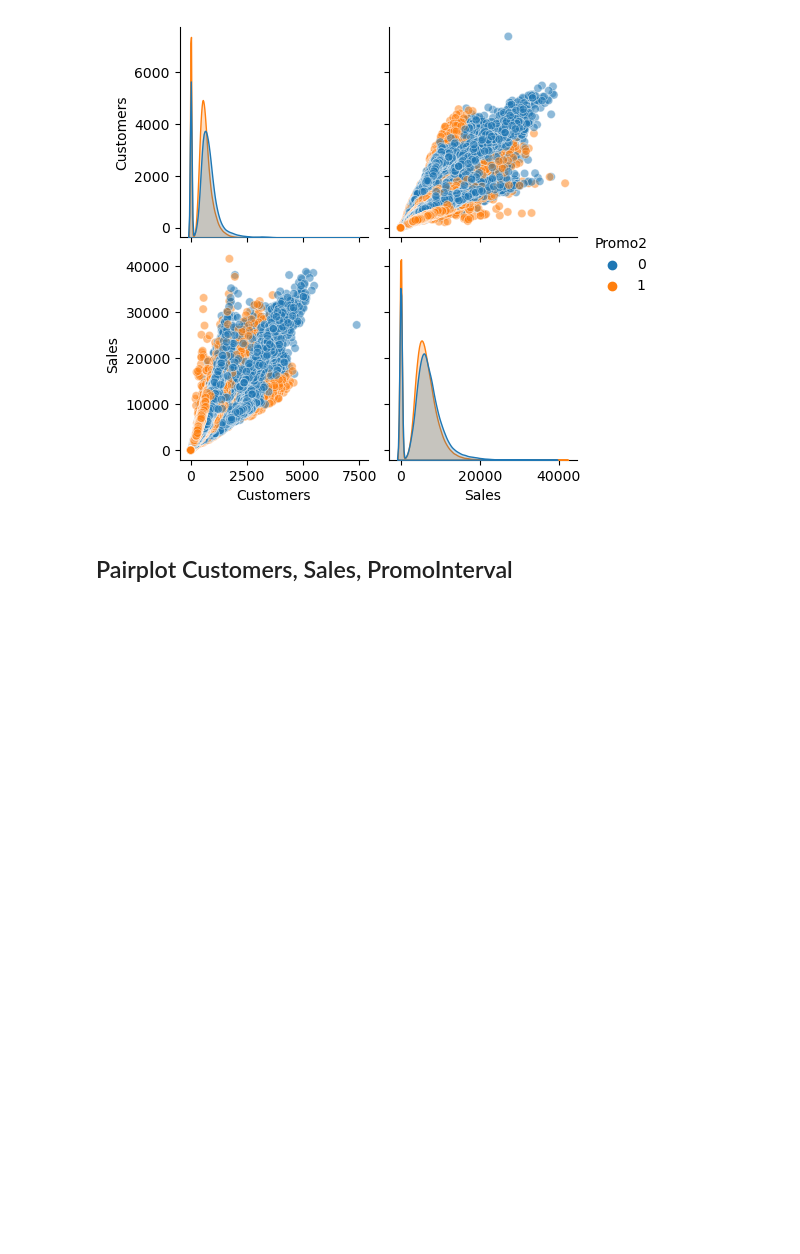
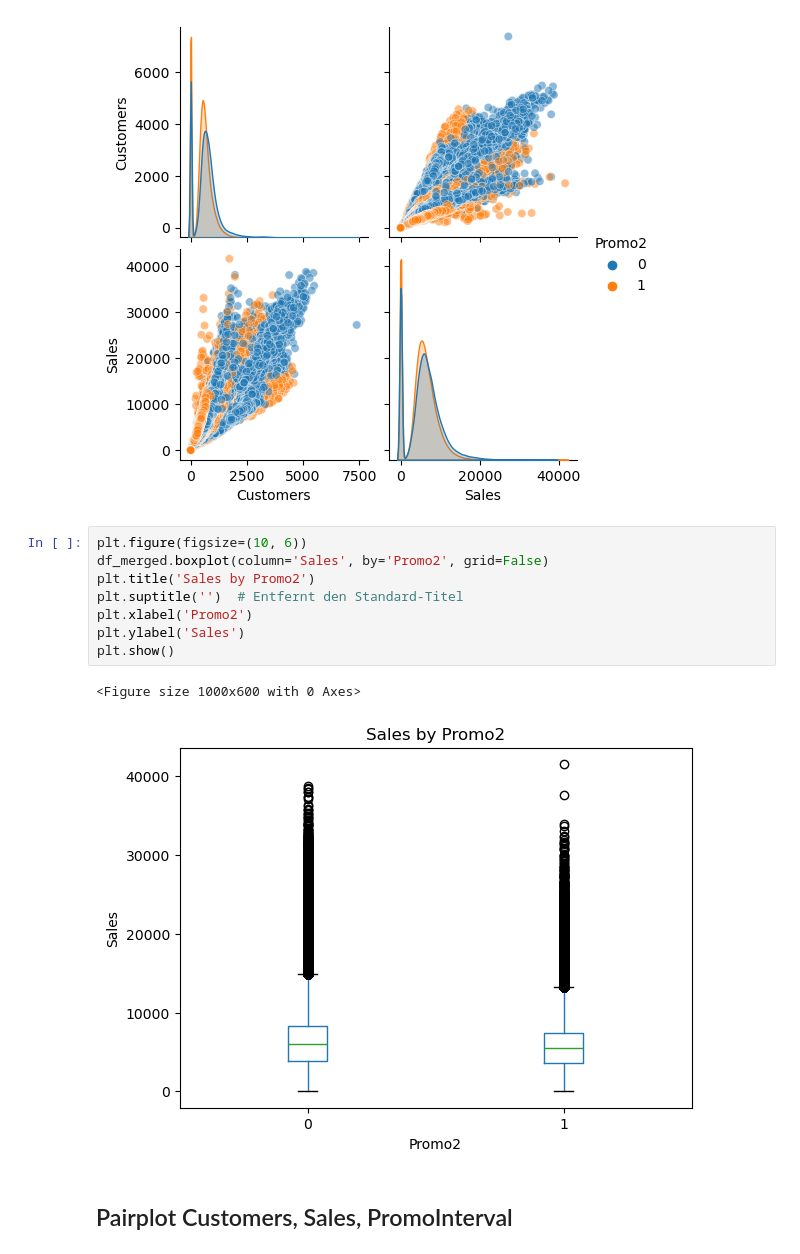
Before and after one commit to brk2ran/DataMining2024, a Jupyter notebook: notebooks/load_describe_data.ipynb, the cells around one changed output. Drawn from its saved outputs; the diff is of its cells as text; blank space fills up the shorter version.

```diff
--- a/notebooks/load_describe_data.ipynb
+++ b/notebooks/load_describe_data.ipynb
@@ -709,6 +732,17 @@ sns.pairplot(df_merged[selected_columns], hue='Promo2', diag_kind='kde', plot_kw
 plt.show()
 # %% [output]
 [figure]
+# %%
+plt.figure(figsize=(10, 6))
+df_merged.boxplot(column='Sales', by='Promo2', grid=False)
+plt.title('Sales by Promo2')
+plt.suptitle('')  # Entfernt den Standard-Titel
+plt.xlabel('Promo2')
+plt.ylabel('Sales')
+plt.show()
+# %% [output]
+<Figure size 1000x600 with 0 Axes>
+[figure, added]
 # %% [markdown]
 ## Pairplot Customers, Sales, PromoInterval
 # %% [markdown]
```
Also changed, not shown: parts of 20 cells of this notebook.
